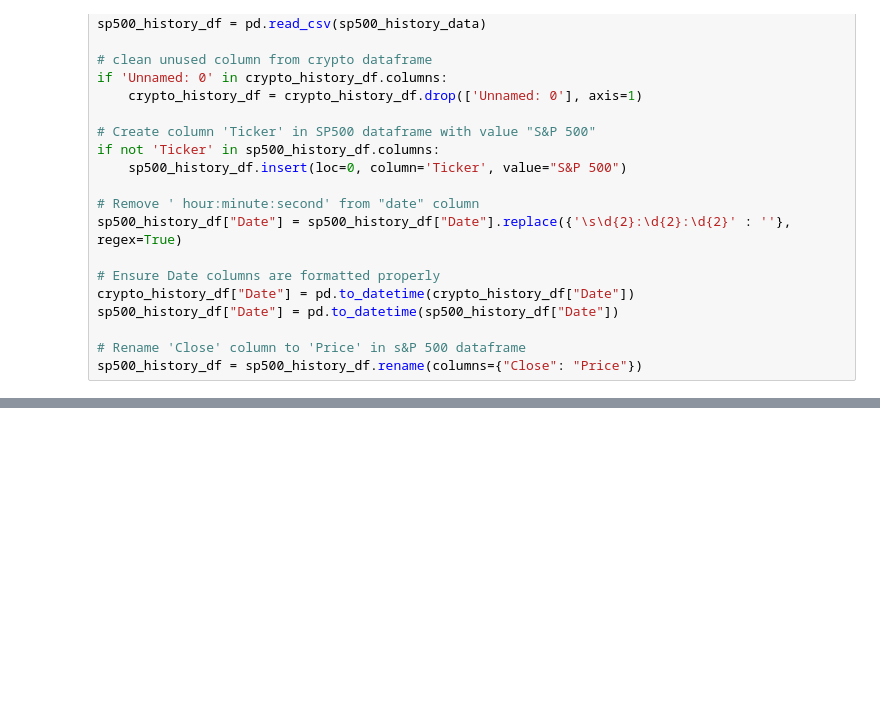
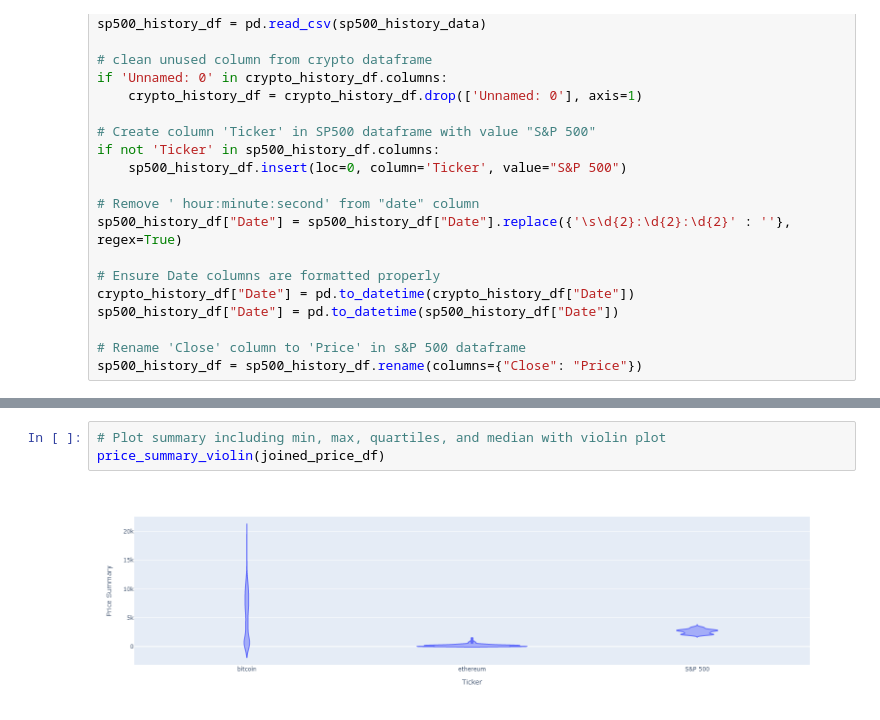
Before and after one commit to sbernard1129/crypto-analysis, a Jupyter notebook: analysis.ipynb, the cells around one changed output, grey strips where cells are left out. Drawn from its saved outputs; the diff is of its cells as text; blank space fills up the shorter version.

```diff
--- a/analysis.ipynb
+++ b/analysis.ipynb
@@ -144,0 +243,5 @@ cumulative_returns_plot(joined_cumulative_returns_df)
+# %%
+# Plot summary including min, max, quartiles, and median with violin plot
+price_summary_violin(joined_price_df)
+# %% [output]
+[figure, added]
```
Also changed, not shown: parts of 10 cells of this notebook.
